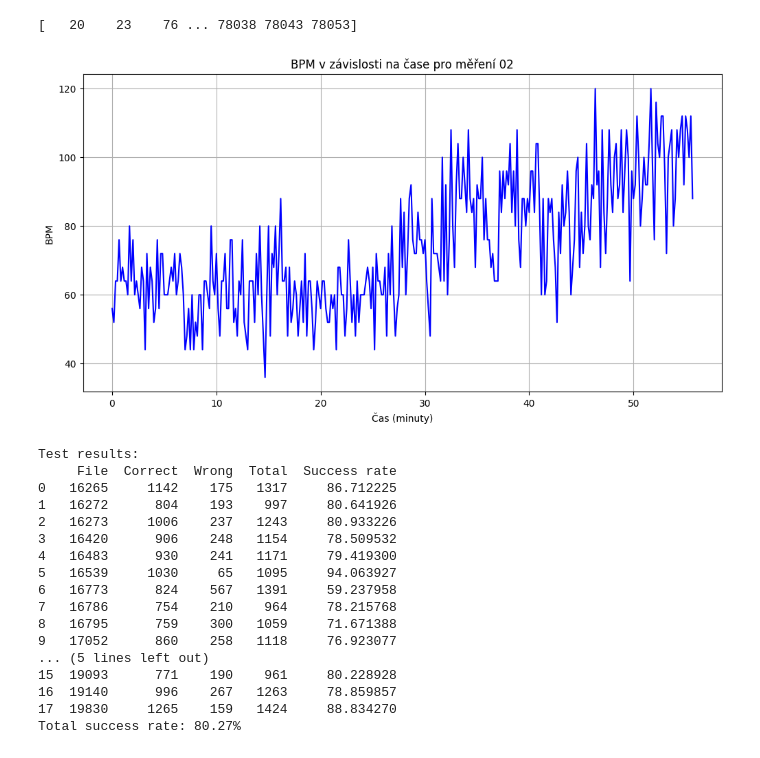
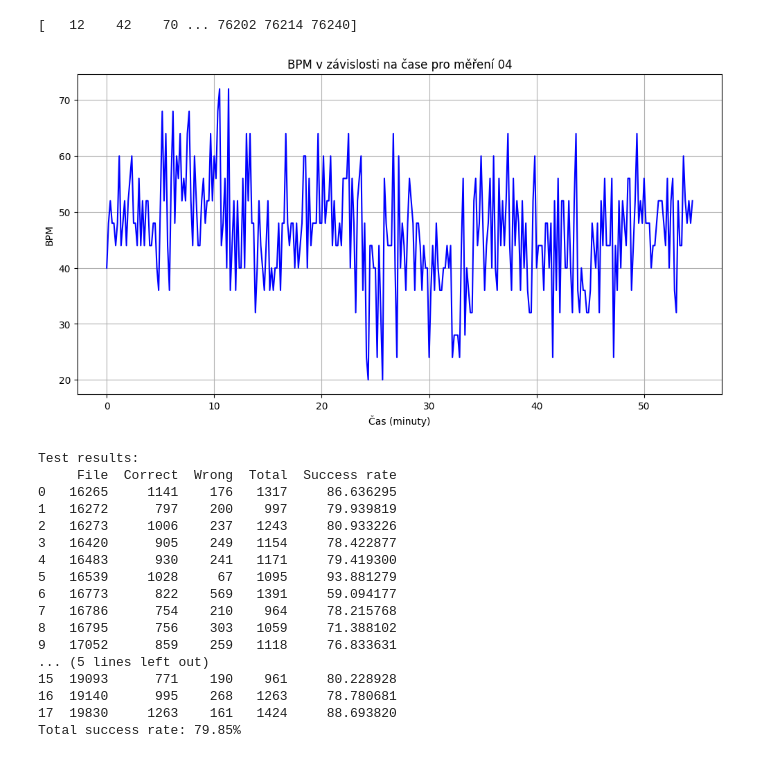
Before and after one commit to Bumross/PZS-sem1, a Jupyter notebook: 1_1.ipynb, the cells around one changed output. Saved outputs shown, nothing was run; the diff lists cells and outputs as text; code cells hidden in the pictures.

```diff
--- a/1_1.ipynb
+++ b/1_1.ipynb
@@ -22,7 +22,7 @@ def load_data(path):
         return None, None
 
 
-def estimate_threshold(signal, perc=92):
+def estimate_threshold(signal, perc=95):
     return np.percentile(signal, perc)
 
 
@@ -101,23 +101,23 @@ def plot_bpm_over_time(bpm_values, driver, window_duration=10.0):
     plt.grid(True)
     plt.show()
 # %%
-database = 'Database/drive02'
+database = 'Database/drive04'
 driver = database[-2:]
 ECGnative, fields = load_data(database)
 samp_rate = fields['fs']
 
 ecg_data = np.array(ECGnative)
 cutoff_frequency = 0.5
 
 ecg_edit_fft = remove_baseline_wander_fft(ecg_data, samp_rate, cutoff_frequency=cutoff_frequency)
 Rpeaks = find_Rpeaks(ecg_edit_fft)
 print(Rpeaks)
 r_peak_counts = [count* 4 for count in count_rpeaks_in_windows(ecg_edit_fft, Rpeaks, samp_rate)]
 
 plot_bpm_over_time(r_peak_counts, driver)
 # %% [output]
-[   20    23    76 ... 78038 78043 78053]
+[   12    42    70 ... 76202 76214 76240]
-[figure, old version]
+[figure, new version]
 # %%
 def evaluate_detection(true_peaks, detected_peaks, correct_threshold=0.0001):
     correct = 0
@@ -173,18 +173,18 @@ print(f"Total success rate: {total_success_rate:.2f}%")
 # %% [output]
 Test results:
      File  Correct  Wrong  Total  Success rate
-0   16265     1142    175   1317     86.712225
-1   16272      804    193    997     80.641926
+0   16265     1141    176   1317     86.636295
+1   16272      797    200    997     79.939819
 2   16273     1006    237   1243     80.933226
-3   16420      906    248   1154     78.509532
+3   16420      905    249   1154     78.422877
 4   16483      930    241   1171     79.419300
-5   16539     1030     65   1095     94.063927
-6   16773      824    567   1391     59.237958
+5   16539     1028     67   1095     93.881279
+6   16773      822    569   1391     59.094177
 7   16786      754    210    964     78.215768
-8   16795      759    300   1059     71.671388
-9   17052      860    258   1118     76.923077
+8   16795      756    303   1059     71.388102
+9   17052      859    259   1118     76.833631
 ... (5 lines left out)
 15  19093      771    190    961     80.228928
-16  19140      996    267   1263     78.859857
-17  19830     1265    159   1424     88.834270
-Total success rate: 80.27%
+16  19140      995    268   1263     78.780681
+17  19830     1263    161   1424     88.693820
+Total success rate: 79.85%
```
Also changed, not shown: 4 other files.
